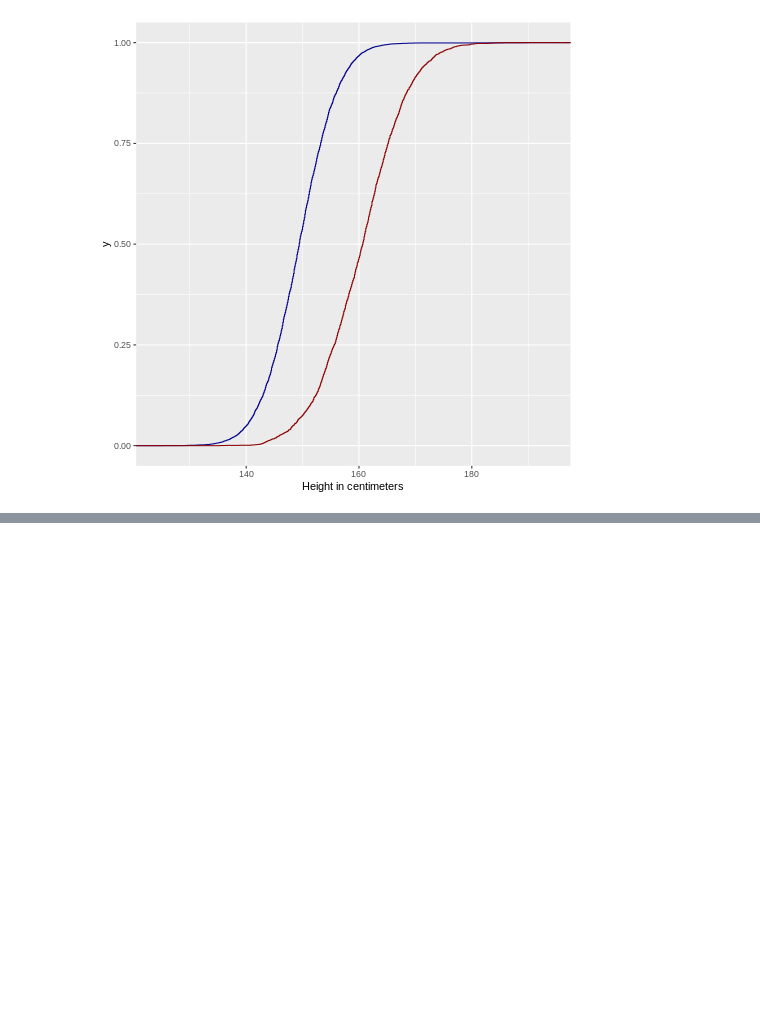
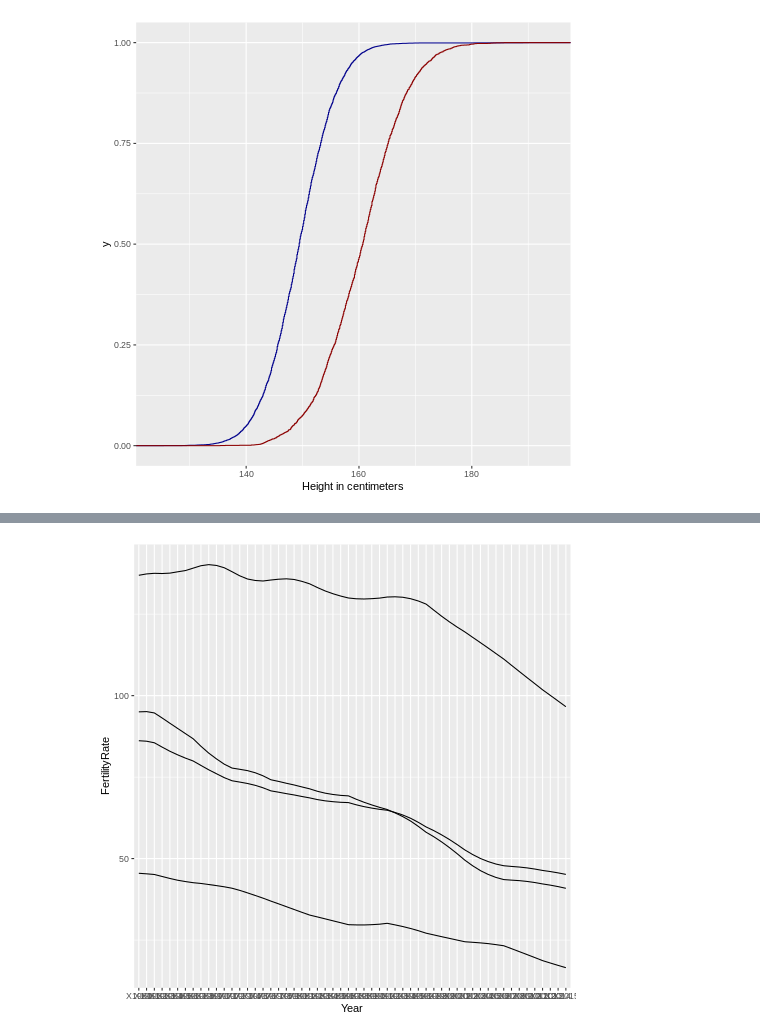
Before and after one commit to dataqueenpend/MIT_DataAnalysisForSocialScientists, a Jupyter notebook: r_notes.ipynb, the cells around one changed output, grey strips where cells are left out. Cells and saved outputs as stored; diff of their text form; code cells hidden in the pictures; blank space fills up the shorter version.

```diff
--- a/r_notes.ipynb
+++ b/r_notes.ipynb
@@ -584,0 +606,3 @@ ggplot(bihar_adult_females_trunc, aes(height_cm))+
+# %%
+%%R
+gender_data <- read_csv("/content/Gender_StatsData.csv")
@@ -584,0 +721,3 @@ ggplot(bihar_adult_females_trunc, aes(height_cm))+
+# %%
+%%R
+teenager_fr <- filter(gender_data, Indicator.Code == "SP.ADO.TFRT")
@@ -584,0 +807,3 @@ ggplot(bihar_adult_females_trunc, aes(height_cm))+
+# %%
+%%R
+byincomelevel <- filter(teenager_fr,Country.Code%in%c("LIC","MIC","HIC", "WLD"))
@@ -584,0 +868,4 @@ ggplot(bihar_adult_females_trunc, aes(height_cm))+
+# %%
+%%R
+plotdata_bygroupyear <- gather(byincomelevel,"Year","FertilityRate",X1960:X2015)%>%
+select(Year, Country.Name, Country.Code, FertilityRate)
@@ -584,0 +885,5 @@ ggplot(bihar_adult_females_trunc, aes(height_cm))+
+# %%
+%%R
+ggplot(plotdata_bygroupyear, aes(x=Year, y=FertilityRate, group=Country.Code)) + geom_line()
+# %% [output]
+[figure, added]
```
Also changed, not shown: parts of 43 cells of this notebook.
